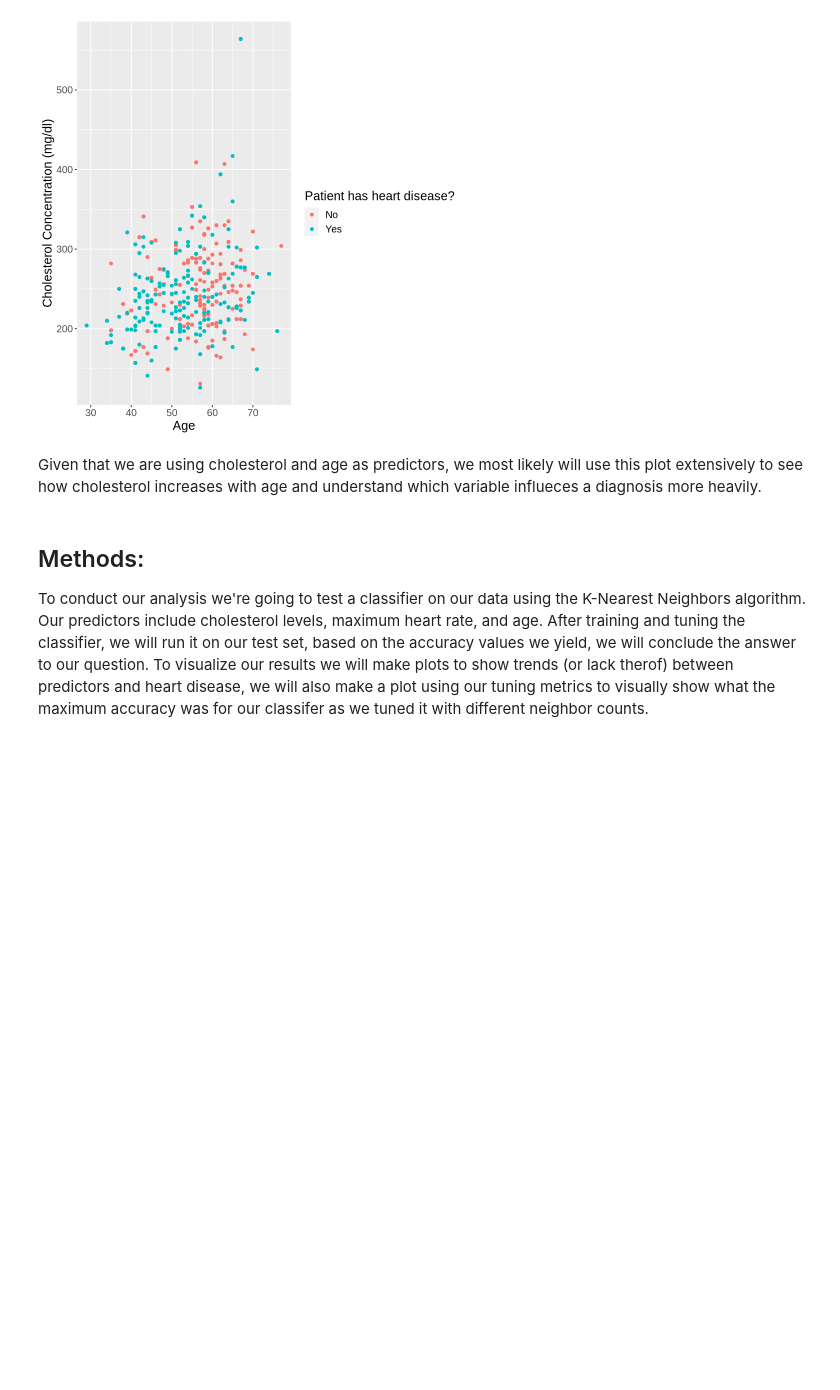
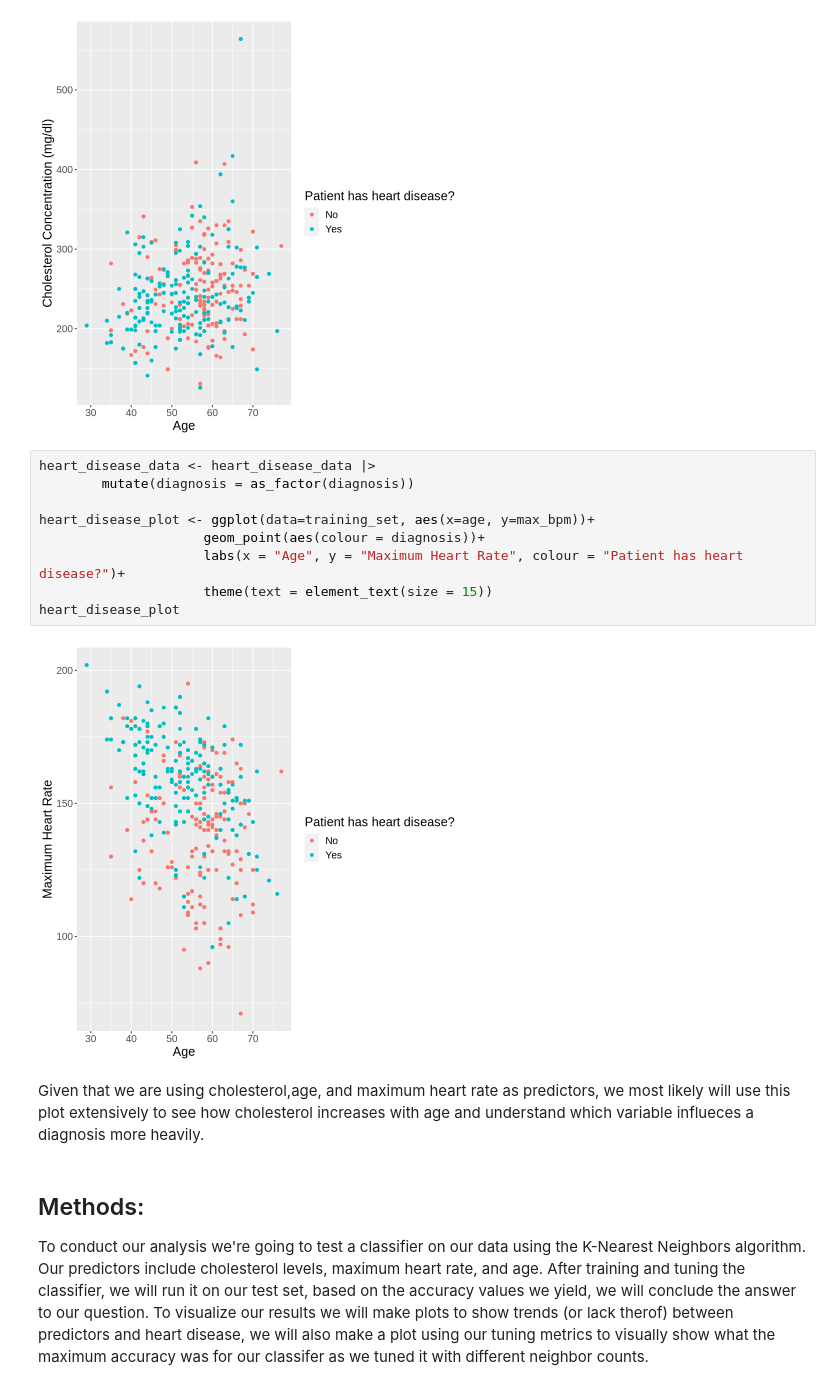
Before and after one commit to dislasriv/Heart-Disease-Data-Analysis, a Jupyter notebook: FinalizedProjectProposal.ipynb, the cells around one changed output. Cells and saved outputs as stored; diff of their text form; blank space fills up the shorter version.

Commit message:
added a visualization for max heart rate

```diff
--- a/FinalizedProjectProposal.ipynb
+++ b/FinalizedProjectProposal.ipynb
@@ -109,8 +127,19 @@ heart_disease_plot <- ggplot(data=training_set, aes(x=age, y=cholesterol_concent
 heart_disease_plot
 # %% [output]
 [figure]
+# %%
+heart_disease_data <- heart_disease_data |>
+        mutate(diagnosis = as_factor(diagnosis))
+
+heart_disease_plot <- ggplot(data=training_set, aes(x=age, y=max_bpm))+
+                     geom_point(aes(colour = diagnosis))+
+                     labs(x = "Age", y = "Maximum Heart Rate", colour = "Patient has heart disease?")+
+                     theme(text = element_text(size = 15))
+heart_disease_plot
+# %% [output]
+[figure, added]
 # %% [markdown]
-Given that we are using cholesterol and age as predictors, we most likely will use this plot extensively to see how cholesterol increases with age and understand which variable influeces a diagnosis more heavily.
+Given that we are using cholesterol,age, and maximum heart rate as predictors, we most likely will use this plot extensively to see how cholesterol increases with age and understand which variable influeces a diagnosis more heavily.
 # %% [markdown]
 ## Methods:
 To conduct our analysis we're going to test a classifier on our data using the K-Nearest Neighbors algorithm. Our predictors include cholesterol levels, maximum heart rate, and age. After training and tuning the classifier, we will run it on our test set, based on the accuracy values we yield, we will conclude the answer to our question. To visualize our results we will make plots to show trends (or lack therof) between predictors and heart disease, we will also make a plot using our tuning metrics to visually show what the maximum accuracy was for our classifer as we tuned it with different neighbor counts.
```
Also changed, not shown: parts of 3 cells of this notebook.
